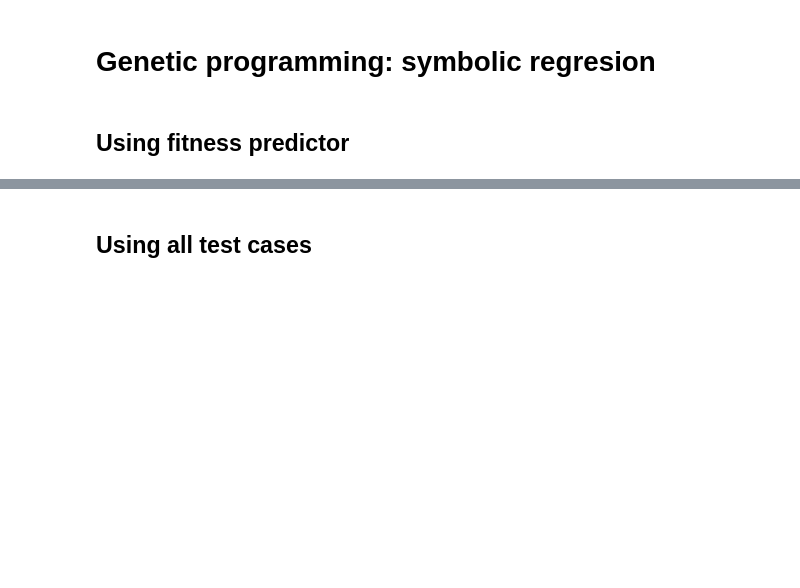
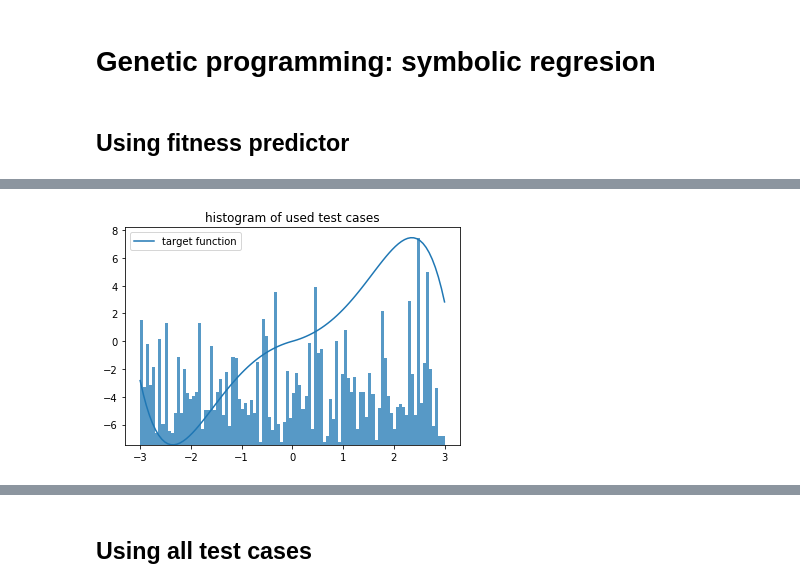
Before and after one commit to mayerja1/gp, a Jupyter notebook: notebook.ipynb, the cells around one changed output, grey strips where cells are left out. Saved outputs shown, nothing was run; the diff lists cells and outputs as text; code cells hidden in the pictures; blank space fills up the shorter version.

```diff
--- a/notebook.ipynb
+++ b/notebook.ipynb
@@ -118,0 +60,99 @@ best solution had fitness 0.8428718775282993
+# %%
+# run gp on problems with parameters specified above
+seed() # set seed here to reproduce same conditions
+start = time.time()
+
+for problem in problems:
+    d = generate_dataset(problem['interval'], problem['func'])
+    x = gp.GeneticProgram(d)
+    fp_manager = gp.SLFitnessPredictorManager(x, d.shape[0])
+
+    x_values = []
+    used_predictors = []
+    fitnesses = []
+    best_ever_fitness = np.inf
+    best_ever = None
+    worse_solutions = []
+
+    for i in range(runs):
+        res = x.run_evolution(fp_manager=fp_manager, verbose=False)
+        end = time.time()
+        print(f'execution time: {end - start}')
+        if res['best_of_run_exact_fitness'] < best_ever_fitness:
+            best_ever_fitness = res['best_of_run_exact_fitness']
+            best_ever = res['best']
+
+        x_values.append(res['test_cases_evaluations'])
+        used_predictors.append(res['used_predictors'])
+        fitnesses.append(res['best_of_run_fitnesses'])
+        worse_solutions.append(res['worse_solution'])
+
+
+    # analyze situations where worse solution was prefered
+    for i, sl in enumerate(worse_solutions):
+        for j, s in enumerate(sl):
+            # todo using res here doesnt make any sense at all and for this to work on multiple runs this has to be rewritten
+            predictor_idx = np.where(x_values[i] == s)[0][0]
+            plt.scatter(np.ones_like(used_predictors[i][0])*-1, used_predictors[i][predictor_idx - 1])
+            plt.scatter(np.ones_like(used_predictors[i][0]), used_predictors[i][predictor_idx])
+            plt.title(f'run: {i} change between {x_values[i][predictor_idx - 1]} -> {x_values[i][predictor_idx]}\n solution with {fitnesses[i][predictor_idx]} was prefered to {fitnesses[i][predictor_idx - 1]}')
+            plt.savefig(f'{i}_{j}_0')
+            plt.clf()
+            plt.subplot(121)
+            plt.title('previous')
+            pl.target_with_predictor(d, res['best_solutions'][predictor_idx - 1],used_predictors[i][predictor_idx - 1])
+            plt.subplot(122)
+            plt.title('new')
+            pl.target_with_predictor(d, res['best_solutions'][predictor_idx],used_predictors[i][predictor_idx])
+            #print(x.fitness(res['best_solutions'][predictor_idx-1]), x.fitness(res['best_solutions'][predictor_idx]))
+
+            plt.savefig(f'{i}_{j}_1')
+            plt.clf()
+
+    # select widest range
+    x_values = x_values[np.argmax([len(v) for v in x_values])]
+
+    # fill shorter runs with last values (in case some run converged or something...)
+    for i in range(len(fitnesses)):
+        while len(used_predictors[i]) < len(x_values):
+            used_predictors[i] = np.vstack([used_predictors[i], used_predictors[i][-1]])
+        while len(fitnesses[i]) < len(x_values):
+            fitnesses[i] = np.append(fitnesses[i], fitnesses[i][-1])
+
+    # samples to use
+    idxs = np.linspace(0, len(x_values)-1, 15, dtype=np.int32)
+
+    used_predictors = np.concatenate(used_predictors)
+
+
+    #used_predictors = np.concatenate(used_predictors).flatten()
+    used_predictors = d[:, 0][used_predictors.flatten()]
+    fitnesses = np.vstack(fitnesses)
+
+    # plot histogram
+    vals, bins = np.histogram(used_predictors, bins=d.shape[0])
+    # make bins same size as graph of the function
+    vals = vals * ((max(d[:, 1]) - min(d[:, 1])) / max(vals))
+    plt.bar(bins[:-1], vals, bottom=min(d[:, 1]), align='edge', alpha=0.75, width=(d[-1, 0]-d[0, 0]) / len(vals))
+    plt.plot(d[:, 0], d[:, 1], label='target function')
+    plt.title('histogram of used test cases')
+    plt.legend()
+    plt.show()
+
+
+    #plot fitness
+    avg_fitnesses = np.mean(fitnesses, axis=0)
+    errors = np.std(fitnesses, axis=0)
+    plt.errorbar(x_values[idxs], avg_fitnesses[idxs], yerr=errors[idxs], capsize=7)
+
+    #for s in worse_solutions:
+    #    for ss in s:
+    #        plt.axvline(x=ss, ymin=0, ymax=max(avg_fitnesses), color='r', linestyle='dashed')
+    plt.title('exact fitness of best solution averaged over runs')
+    plt.show()
+
+    print(f'best solution of the run:')
+    pl.plot_solution_and_target(best_ever, problem['name'] , d)
+    end = time.time()
+    print(f'execution time: {end - start}')
+# %% [output]
@@ -118,0 +164 @@ best solution had fitness 0.8428718775282993
+[figure, added]
```
Also changed, not shown: parts of 5 cells of this notebook.
